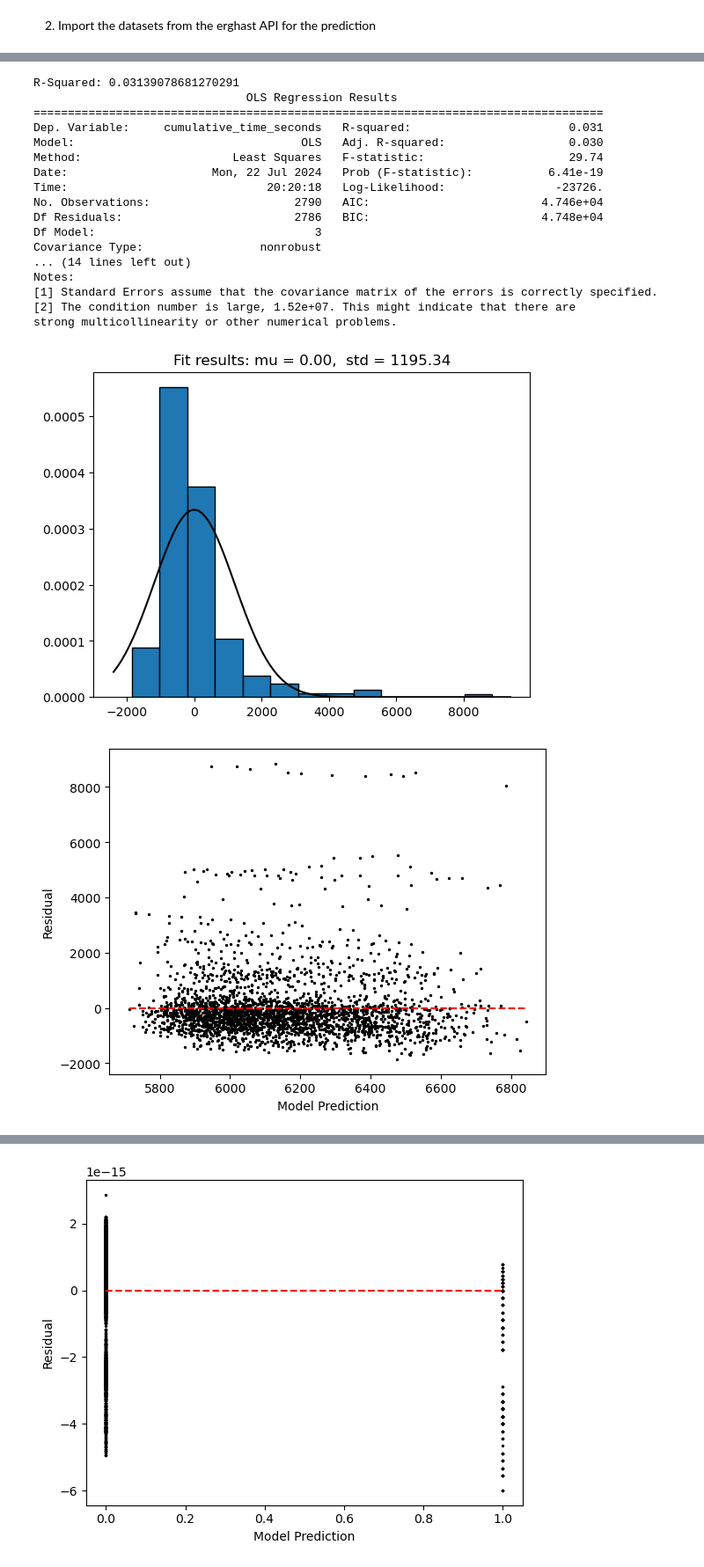
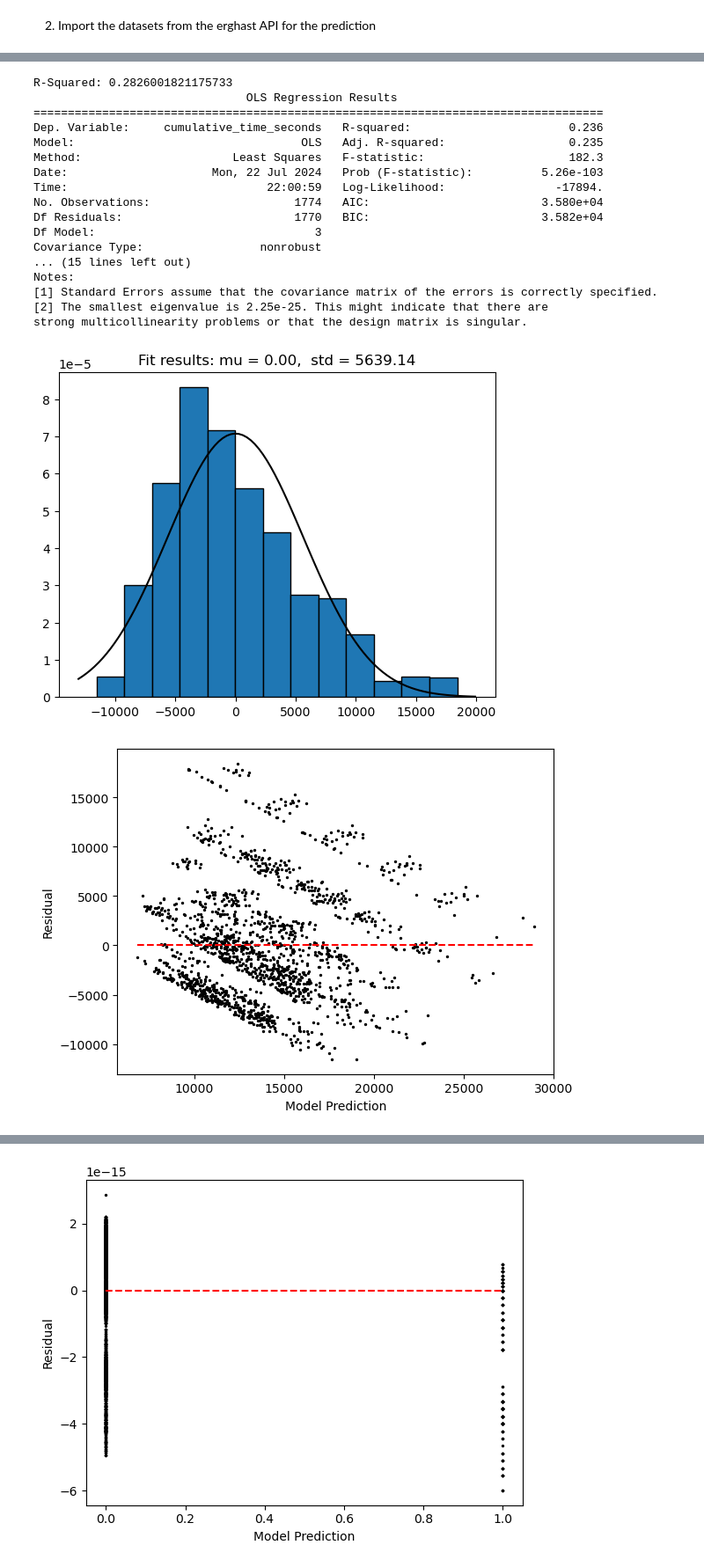
Before and after one commit to rameloa/School, a Jupyter notebook: 860AcquisitionManagementofData/Project/Code2.ipynb, the cells around one changed output, grey strips where cells are left out. Shown at 88% size. Drawn from its saved outputs; the diff is of its cells as text; code cells hidden in the pictures.

Commit message:
pagan

```diff
--- a/860AcquisitionManagementofData/Project/Code2.ipynb
+++ b/860AcquisitionManagementofData/Project/Code2.ipynb
@@ -64,19 +64,20 @@ def convert_new_time_to_seconds_v4(time_str):
 # Apply the function to the 'new_time' column
 df_new_merged1['new_time_seconds'] = df_new_merged1['time'].replace('\+', '', regex=True).apply(convert_new_time_to_seconds_v4)
 # df_new_merged1[df_new_merged1['raceId']== 948].sort_values(by=['raceId', 'positionOrder'])
-df_cleaned = df_new_merged1[['raceId','year','round','circuitRef','circuit_type','driverId','grid','position','positionOrder','time','new_time_seconds']]
+df_cleaned = df_new_merged1[['raceId','year','round','circuitRef','circuit_type','circuit_type_num','driverId','grid','rank','position','positionOrder','time','new_time_seconds','stop']]
 df_cleaned = df_cleaned.drop_duplicates()
 # df_cleaned['cumulative_time_seconds'] = df_cleaned.groupby(['raceId', 'positionOrder'])['new_time_seconds'].transform(lambda x: x.cumsum())
 df_cleaned.sort_values(by=['raceId', 'positionOrder'], inplace=True)
 df_cleaned['cumulative_time_seconds'] = df_cleaned.groupby('raceId')['new_time_seconds'].cumsum()
-df_cleaned = df_cleaned[['raceId','year','circuitRef','circuit_type','driverId','grid','cumulative_time_seconds']]
+df_cleaned = df_cleaned[['raceId','year','circuitRef','circuit_type','circuit_type_num','driverId','grid','cumulative_time_seconds','rank','stop']]
 
 df_cleaned[df_cleaned['raceId']== 950].sort_values(by=['raceId','grid'])
 
 # df_cleaned = df_cleaned[df_cleaned['circuitRef']== 'monaco']
-
+df_cleaned = df_cleaned[df_cleaned['circuit_type_num']== 2]
 #Drop retired racers
 df_cleaned = df_cleaned.dropna()
+df_cleaned.to_csv('clean.csv')
 # %% [output]
 Index(['raceId', 'year', 'round', 'circuitId', 'name_x', 'date', 'time_x',
        'fp1_date', 'fp1_time', 'fp2_date', 'fp2_time', 'fp3_date', 'fp3_time',
@@ -95,7 +96,7 @@ Try using .loc[row_indexer,col_indexer] = value instead
 See the caveats in the documentation: https://pandas.pydata.org/pandas-docs/stable/user_guide/indexing.html#returning-a-view-versus-a-copy
   df_new_merged1['new_time_seconds'] = df_new_merged1['time'].replace('\+', '', regex=True).apply(convert_new_time_to_seconds_v4)
 # %%
-X = df_cleaned[['raceId','year','driverId','grid']].values
+X = df_cleaned[['raceId','year','driverId','grid','circuit_type_num','rank','stop']].values
 y = df_cleaned['cumulative_time_seconds'].values
 
 from sklearn.model_selection import train_test_split
@@ -111,7 +112,7 @@ print("R-Squared:", reg.score(X_train, y_train))
 
 from statsmodels.formula.api import ols
 
-model = ols('cumulative_time_seconds ~ raceId+year+grid',df_cleaned).fit()
+model = ols('cumulative_time_seconds ~ grid+circuit_type_num+year+stop',df_cleaned).fit()
 print(model.summary())
 
 #Test for normality
@@ -120,43 +121,49 @@ residuals = y_train - predicted_y
 
 from scipy.stats import norm
 mean, std = norm.fit(residuals)
 plt.hist(residuals, bins=13, edgecolor='black', density=True)
 xmin, xmax = plt.xlim()
 x = np.linspace(xmin, xmax, 100)
 p = norm.pdf(x, mean, std)
 plt.plot(x, p, color='black')
 title = "Fit results: mu = %.2f,  std = %.2f" % (mean, std)
 plt.title(title)
 plt.show()
 
 #Test for heteroskacticity
 #Residuals calculated by definition above.
 predicted_y = reg.predict(X_train)
 #Note we can perform element-wise subtraction between arrays like so
 residuals = y_train - predicted_y
 import matplotlib.pyplot as plt
 plt.scatter(predicted_y,residuals,s=2,c='black')
 plt.hlines(0,min(predicted_y),max(predicted_y),color='red',linestyles='dashed')
 plt.xlabel("Model Prediction")
 plt.ylabel("Residual")
 plt.show()
+
+#Perform the Breuch-Pagan Test by running this line
+from statsmodels.stats.diagnostic import het_breuschpagan
+bp = het_breuschpagan(model.resid,model.model.exog)
+measures = ('LM Statistic', 'LM-Test p-value', 'F-Statistic', 'F-Test p-value')
+print(dict(zip(measures,bp)))
 # %% [output]
-R-Squared: 0.03139078681270291
+R-Squared: 0.2826001821175733
                                OLS Regression Results
 ===================================================================================
-Dep. Variable:     cumulative_time_seconds   R-squared:                       0.031
-Model:                                 OLS   Adj. R-squared:                  0.030
-Method:                      Least Squares   F-statistic:                     29.74
-Date:                     Mon, 22 Jul 2024   Prob (F-statistic):           6.41e-19
-Time:                             20:20:18   Log-Likelihood:                -23726.
-No. Observations:                     2790   AIC:                         4.746e+04
-Df Residuals:                         2786   BIC:                         4.748e+04
+Dep. Variable:     cumulative_time_seconds   R-squared:                       0.236
+Model:                                 OLS   Adj. R-squared:                  0.235
+Method:                      Least Squares   F-statistic:                     182.3
+Date:                     Mon, 22 Jul 2024   Prob (F-statistic):          5.26e-103
+Time:                             22:00:59   Log-Likelihood:                -17894.
+No. Observations:                     1774   AIC:                         3.580e+04
+Df Residuals:                         1770   BIC:                         3.582e+04
 Df Model:                                3
 Covariance Type:                 nonrobust
-... (14 lines left out)
+... (15 lines left out)
 Notes:
 [1] Standard Errors assume that the covariance matrix of the errors is correctly specified.
-[2] The condition number is large, 1.52e+07. This might indicate that there are
-strong multicollinearity or other numerical problems.
+[2] The smallest eigenvalue is 2.25e-25. This might indicate that there are
+strong multicollinearity problems or that the design matrix is singular.
-[figure, old version]
+[figure, new version]
-[figure, old version]
+[figure, new version]
```
Also changed, not shown: parts of 13 cells of this notebook, 3 other files.
